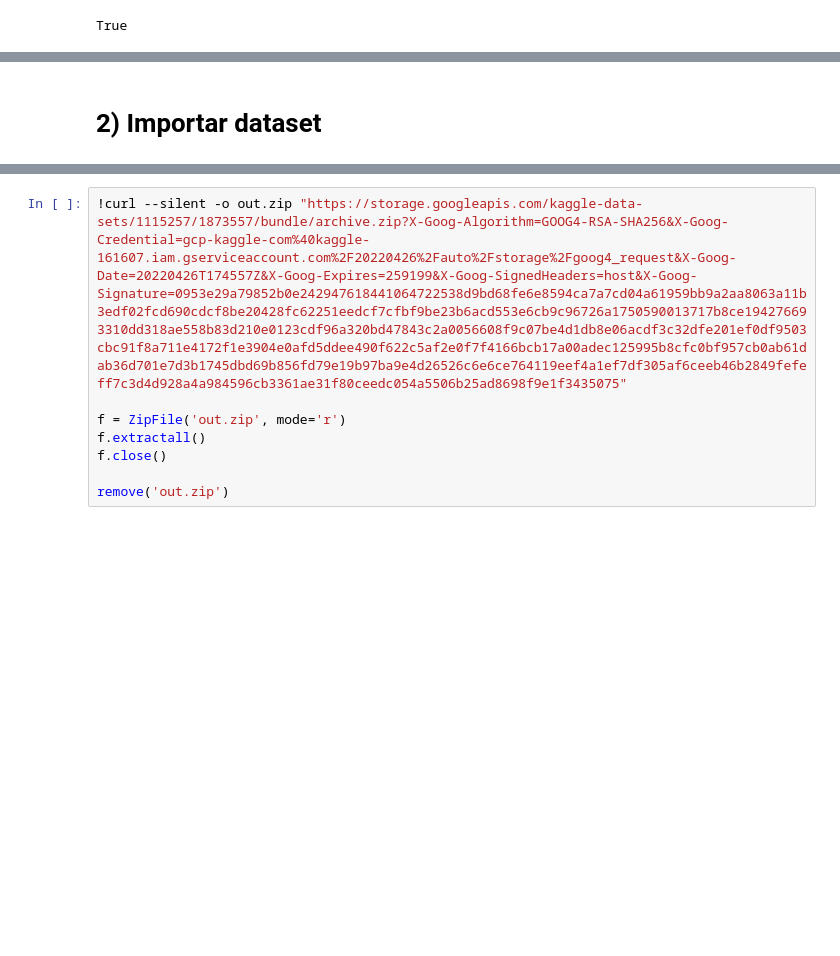
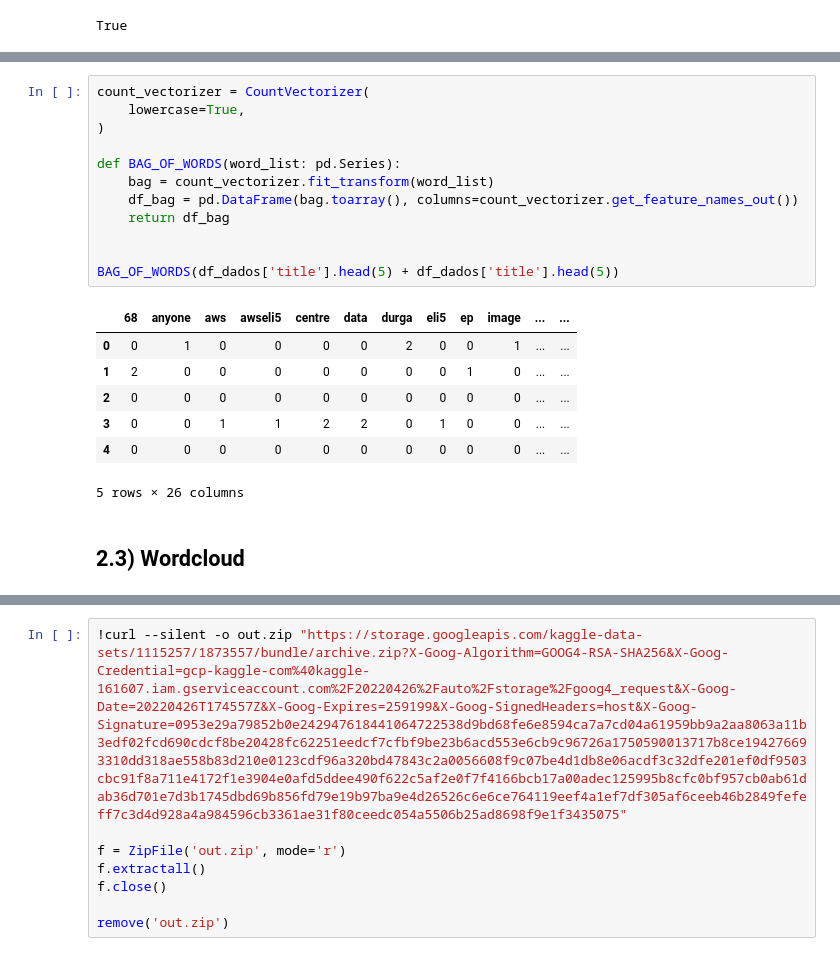
Before and after one commit to PauloUbirajara/News-Classifier, a Jupyter notebook: main.ipynb, the cells around one changed output, grey strips where cells are left out. Saved outputs shown, nothing was run; the diff lists cells and outputs as text; blank space fills up the shorter version.

```diff
--- a/main.ipynb
+++ b/main.ipynb
@@ -60,2 +89,22 @@ def filter_stopwords(word):
+# %%
+count_vectorizer = CountVectorizer(
+	lowercase=True,
+)
+
+def BAG_OF_WORDS(word_list: pd.Series):
+	bag = count_vectorizer.fit_transform(word_list)
+	df_bag = pd.DataFrame(bag.toarray(), columns=count_vectorizer.get_feature_names_out())
+	return df_bag
+
+
+BAG_OF_WORDS(df_dados['title'].head(5) + df_dados['title'].head(5))
+# %% [output]
+|  | 68 | anyone | aws | awseli5 | centre | data | durga | eli5 | ep | image | ... | ... |
+| 0 | 0 | 1 | 0 | 0 | 0 | 0 | 2 | 0 | 0 | 1 | ... | ... |
+| 1 | 2 | 0 | 0 | 0 | 0 | 0 | 0 | 0 | 1 | 0 | ... | ... |
+| 2 | 0 | 0 | 0 | 0 | 0 | 0 | 0 | 0 | 0 | 0 | ... | ... |
+| 3 | 0 | 0 | 1 | 1 | 2 | 2 | 0 | 1 | 0 | 0 | ... | ... |
+| 4 | 0 | 0 | 0 | 0 | 0 | 0 | 0 | 0 | 0 | 0 | ... | ... |
+5 rows × 26 columns
 # %% [markdown]
-# 2) Importar dataset
+## 2.3) Wordcloud
```
Also changed, not shown: parts of 45 cells of this notebook.
